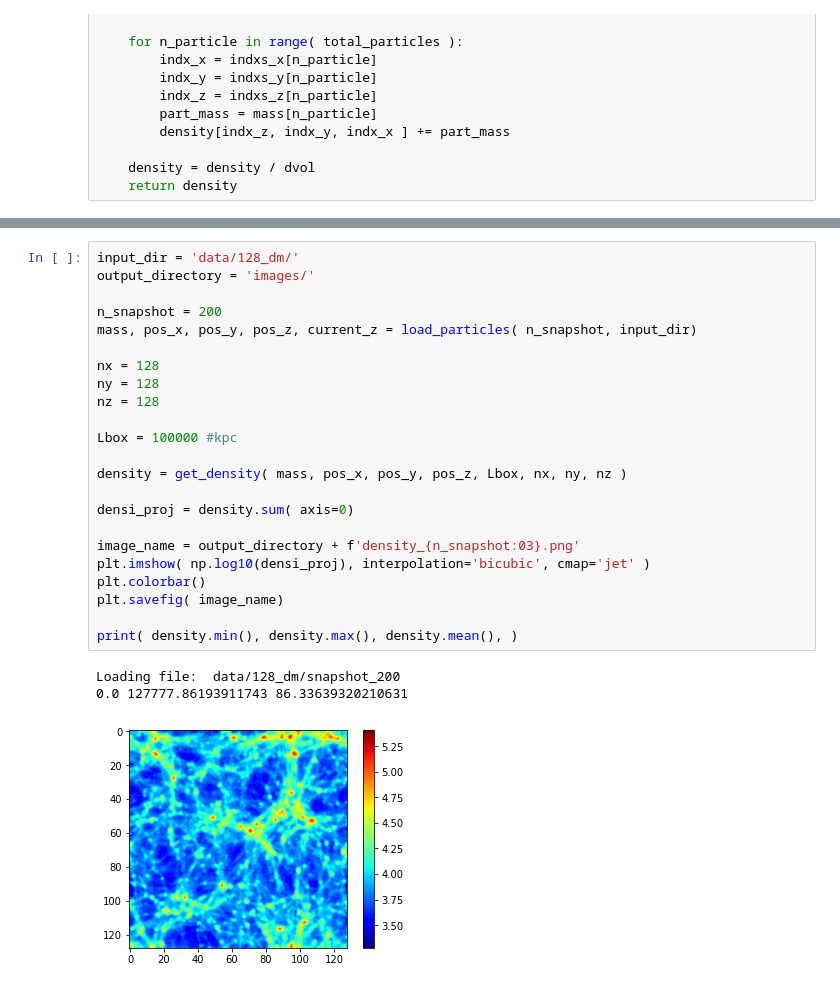
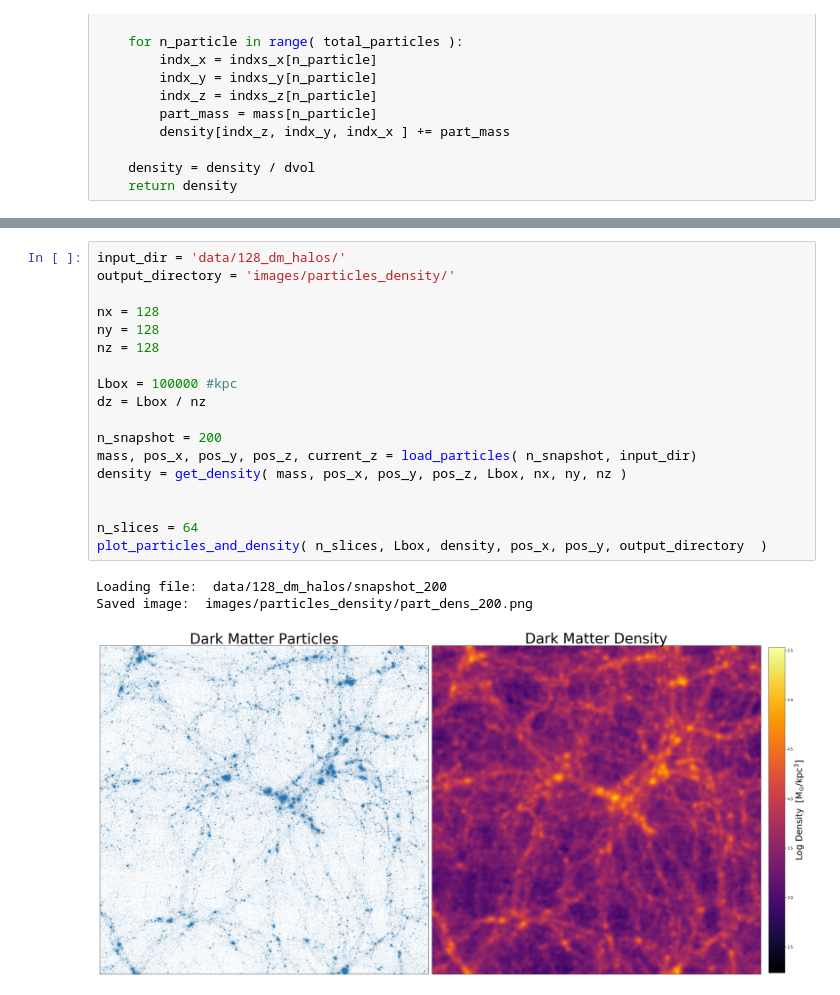
Before and after one commit to bvillasen/AY9_dark_matter_analysis, a Jupyter notebook: dm_analysis_bruno.ipynb, the cells around one changed output, grey strips where cells are left out. Drawn from its saved outputs; the diff is of its cells as text.

Commit message:
added particle density plots

```diff
--- a/dm_analysis_bruno.ipynb
+++ b/dm_analysis_bruno.ipynb
@@ -68,27 +131,22 @@ def get_density( mass, pos_x, pos_y, pos_z, Lbox, nx, ny, nz ):
 # %%
-input_dir = 'data/128_dm/'
-output_directory = 'images/'
-
-n_snapshot = 200
-mass, pos_x, pos_y, pos_z, current_z = load_particles( n_snapshot, input_dir)
+input_dir = 'data/128_dm_halos/'
+output_directory = 'images/particles_density/'
 
 nx = 128
 ny = 128
 nz = 128
 
 Lbox = 100000 #kpc
+dz = Lbox / nz
 
+n_snapshot = 200
+mass, pos_x, pos_y, pos_z, current_z = load_particles( n_snapshot, input_dir)
 density = get_density( mass, pos_x, pos_y, pos_z, Lbox, nx, ny, nz )
 
-densi_proj = density.sum( axis=0)
 
-image_name = output_directory + f'density_{n_snapshot:03}.png'
-plt.imshow( np.log10(densi_proj), interpolation='bicubic', cmap='jet' )
-plt.colorbar()
-plt.savefig( image_name)
-
-print( density.min(), density.max(), density.mean(), )
+n_slices = 64
+plot_particles_and_density( n_slices, Lbox, density, pos_x, pos_y, output_directory  )
 # %% [output]
-Loading file:  data/128_dm/snapshot_200
-0.0 127777.86193911743 86.33639320210631
+Loading file:  data/128_dm_halos/snapshot_200
+Saved image:  images/particles_density/part_dens_200.png
-[figure, old version]
+[figure, new version]
```
Also changed, not shown: parts of 6 cells of this notebook.
